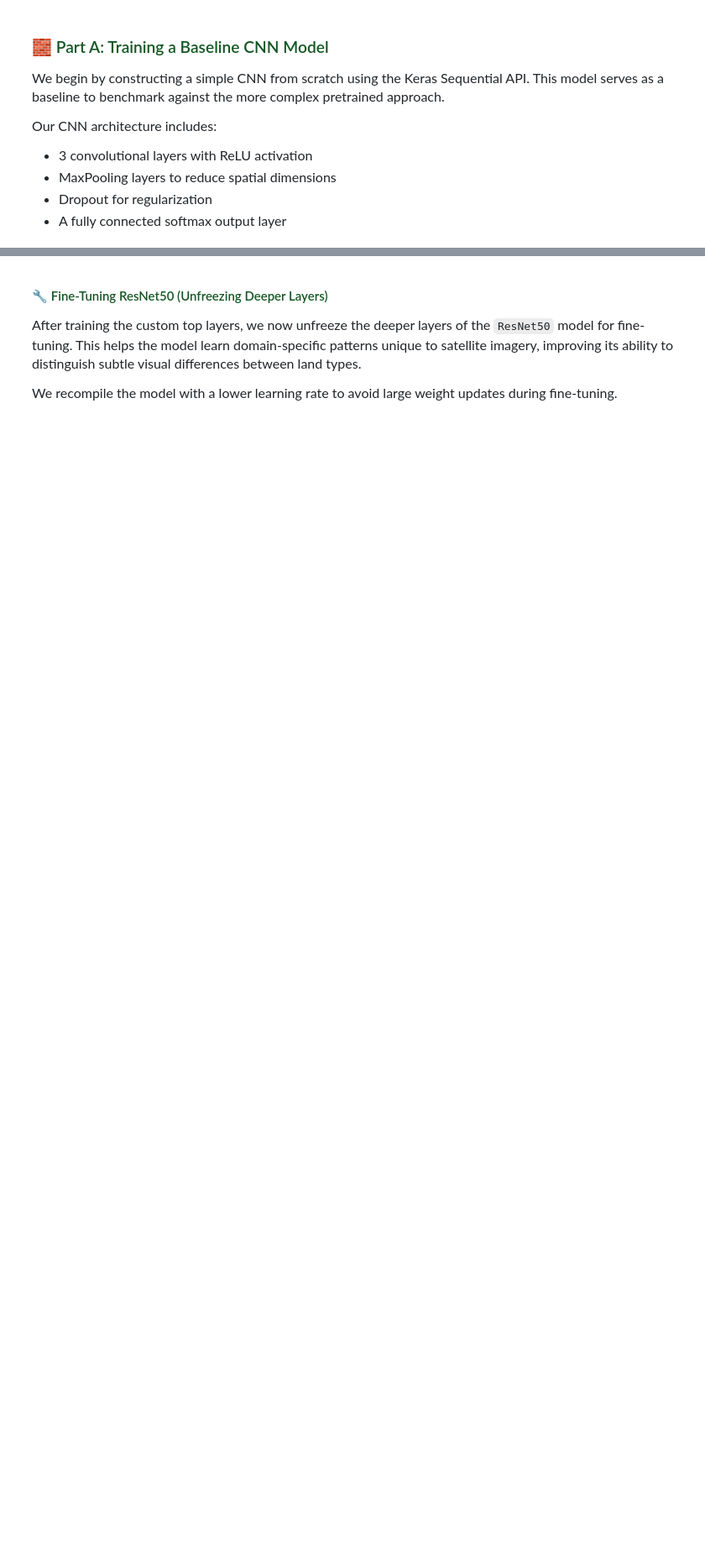
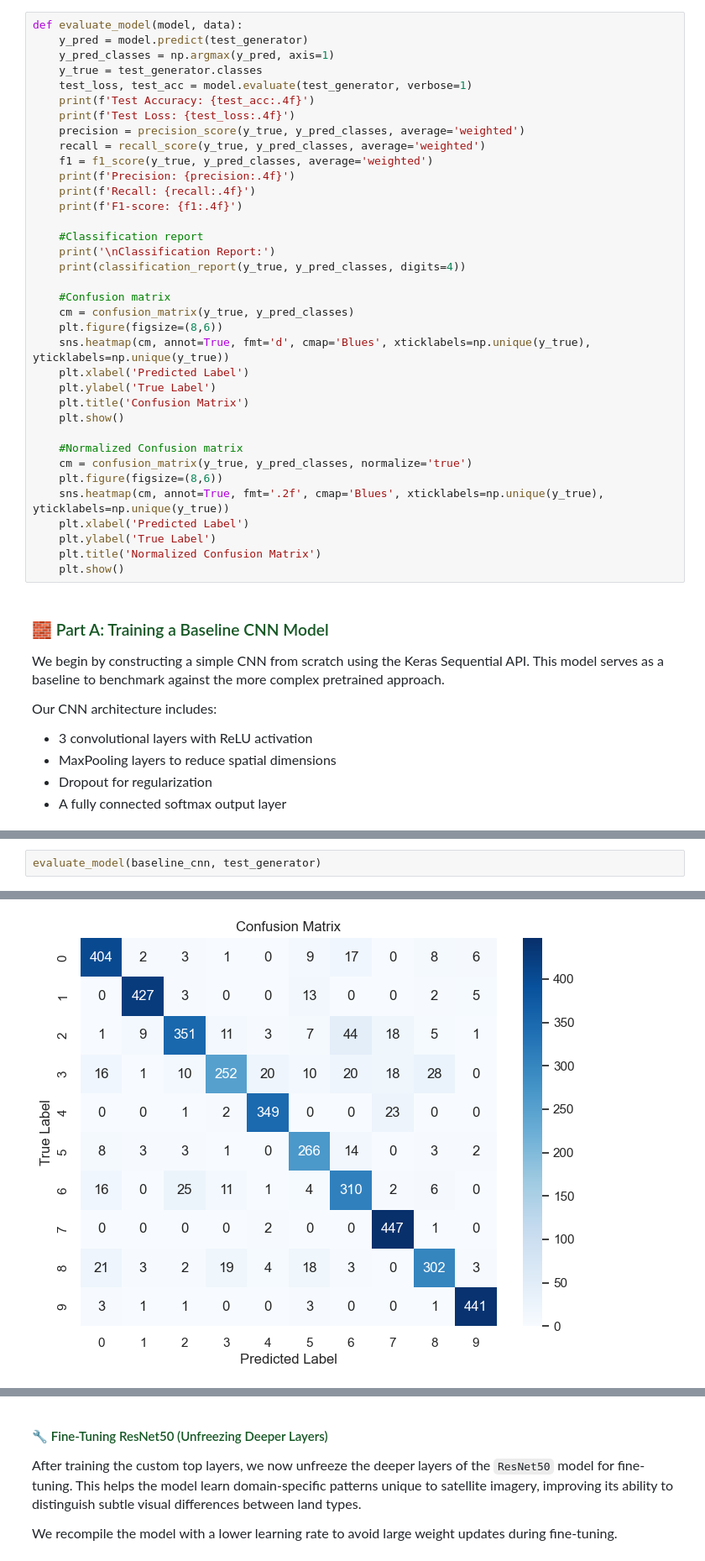
Before and after one commit to Boudy2002/LTC, a Jupyter notebook: main.ipynb, the cells around one changed output, grey strips where cells are left out. Shown at 84% size. Saved outputs shown, nothing was run; the diff lists cells and outputs as text; blank space fills up the shorter version.

```diff
--- a/main.ipynb
+++ b/main.ipynb
@@ -641,3 +679,39 @@ plt.show()
+# %%
+def evaluate_model(model, data):
+    y_pred = model.predict(test_generator)
+    y_pred_classes = np.argmax(y_pred, axis=1)
+    y_true = test_generator.classes
+    test_loss, test_acc = model.evaluate(test_generator, verbose=1)
+    print(f'Test Accuracy: {test_acc:.4f}')
+    print(f'Test Loss: {test_loss:.4f}')
+    precision = precision_score(y_true, y_pred_classes, average='weighted')
+    recall = recall_score(y_true, y_pred_classes, average='weighted')
+    f1 = f1_score(y_true, y_pred_classes, average='weighted')
+    print(f'Precision: {precision:.4f}')
+    print(f'Recall: {recall:.4f}')
+    print(f'F1-score: {f1:.4f}')
+
+    #Classification report
+    print('\nClassification Report:')
+    print(classification_report(y_true, y_pred_classes, digits=4))
+
+    #Confusion matrix
+    cm = confusion_matrix(y_true, y_pred_classes)
+    plt.figure(figsize=(8,6))
+    sns.heatmap(cm, annot=True, fmt='d', cmap='Blues', xticklabels=np.unique(y_true), yticklabels=np.unique(y_true))
+    plt.xlabel('Predicted Label')
+    plt.ylabel('True Label')
+    plt.title('Confusion Matrix')
+    plt.show()
+
+    #Normalized Confusion matrix
+    cm = confusion_matrix(y_true, y_pred_classes, normalize='true')
+    plt.figure(figsize=(8,6))
+    sns.heatmap(cm, annot=True, fmt='.2f', cmap='Blues', xticklabels=np.unique(y_true), yticklabels=np.unique(y_true))
+    plt.xlabel('Predicted Label')
+    plt.ylabel('True Label')
+    plt.title('Normalized Confusion Matrix')
+    plt.show()
 # %% [markdown]
 <h3 style="color:#155724; font-family:'Segoe UI', sans-serif'; margin-top:25px;">
   🧱 Part A: Training a Baseline CNN Model
@@ -706,0 +781,3 @@ Epoch 15/15
+# %%
+evaluate_model(baseline_cnn, test_generator)
+# %% [output]
@@ -706,0 +801 @@ Epoch 15/15
+[figure, added]
```
Also changed, not shown: parts of 23 cells of this notebook.
